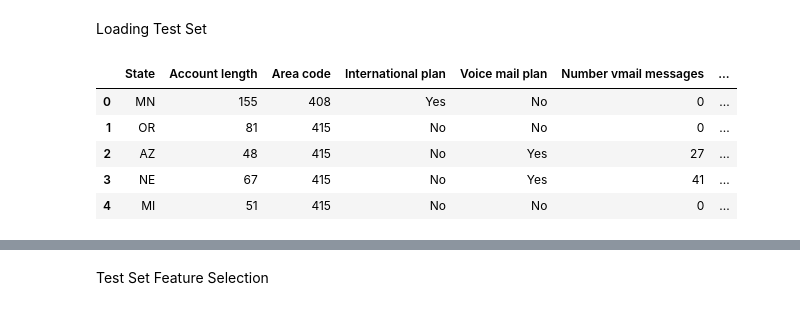
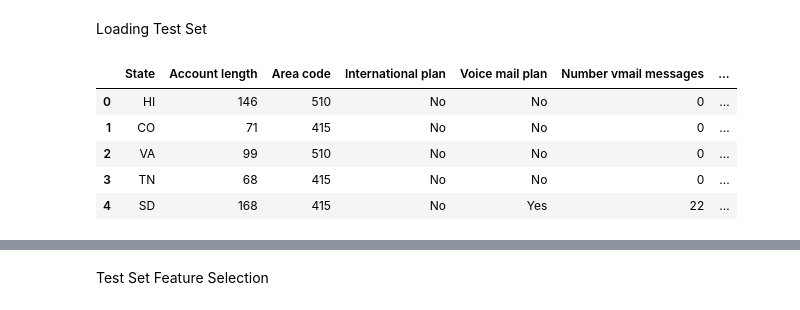
Before and after one commit to samuelfrann/Codveda-Internship, a Jupyter notebook: SVM/notebooks/model_traineing.ipynb, the cells around one changed output, grey strips where cells are left out. Cells and saved outputs as stored; diff of their text form; code cells hidden in the pictures.

```diff
--- a/SVM/notebooks/model_traineing.ipynb
+++ b/SVM/notebooks/model_traineing.ipynb
@@ -77,13 +74,13 @@ CR_val
 # %% [markdown]
 Loading Test Set
 # %%
-df_test = pd.read_csv(r'C:\Users\pc\Documents\MACHINE LEARNING\Codveda-Internship\Random Forest\datasets\telemetry test data.csv')
+df_test = pd.read_csv(r'C:\Users\pc\Documents\MACHINE LEARNING\Codveda-Internship\SVM\datasets\test data.csv')
 df_test.head()
 # %% [output]
 |  | State | Account length | Area code | International plan | Voice mail plan | Number vmail messages | ... |
-| 0 | MN | 155 | 408 | Yes | No | 0 | ... |
-| 1 | OR | 81 | 415 | No | No | 0 | ... |
-| 2 | AZ | 48 | 415 | No | Yes | 27 | ... |
-| 3 | NE | 67 | 415 | No | Yes | 41 | ... |
-| 4 | MI | 51 | 415 | No | No | 0 | ... |
+| 0 | HI | 146 | 510 | No | No | 0 | ... |
+| 1 | CO | 71 | 415 | No | No | 0 | ... |
+| 2 | VA | 99 | 510 | No | No | 0 | ... |
+| 3 | TN | 68 | 415 | No | No | 0 | ... |
+| 4 | SD | 168 | 415 | No | Yes | 22 | ... |
 # %%
```
Also changed, not shown: parts of 16 cells of this notebook, 3 other files.
